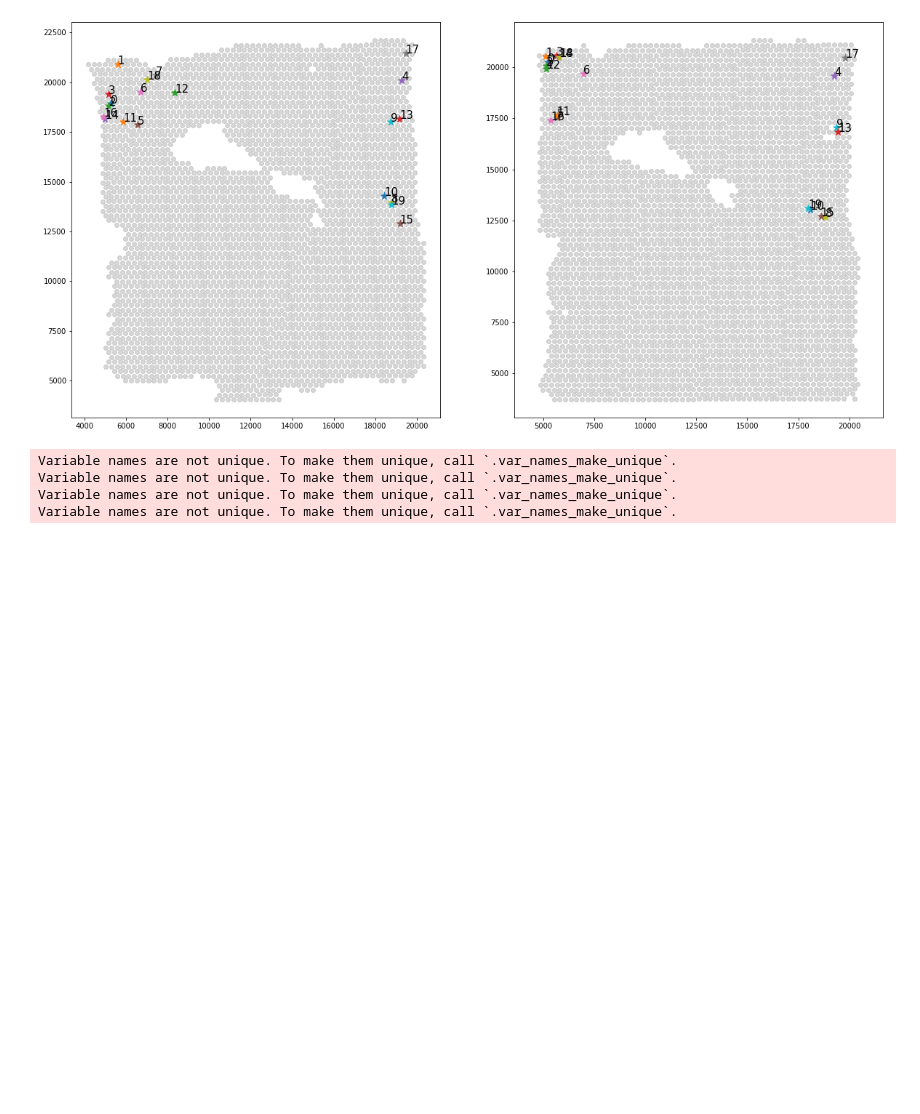
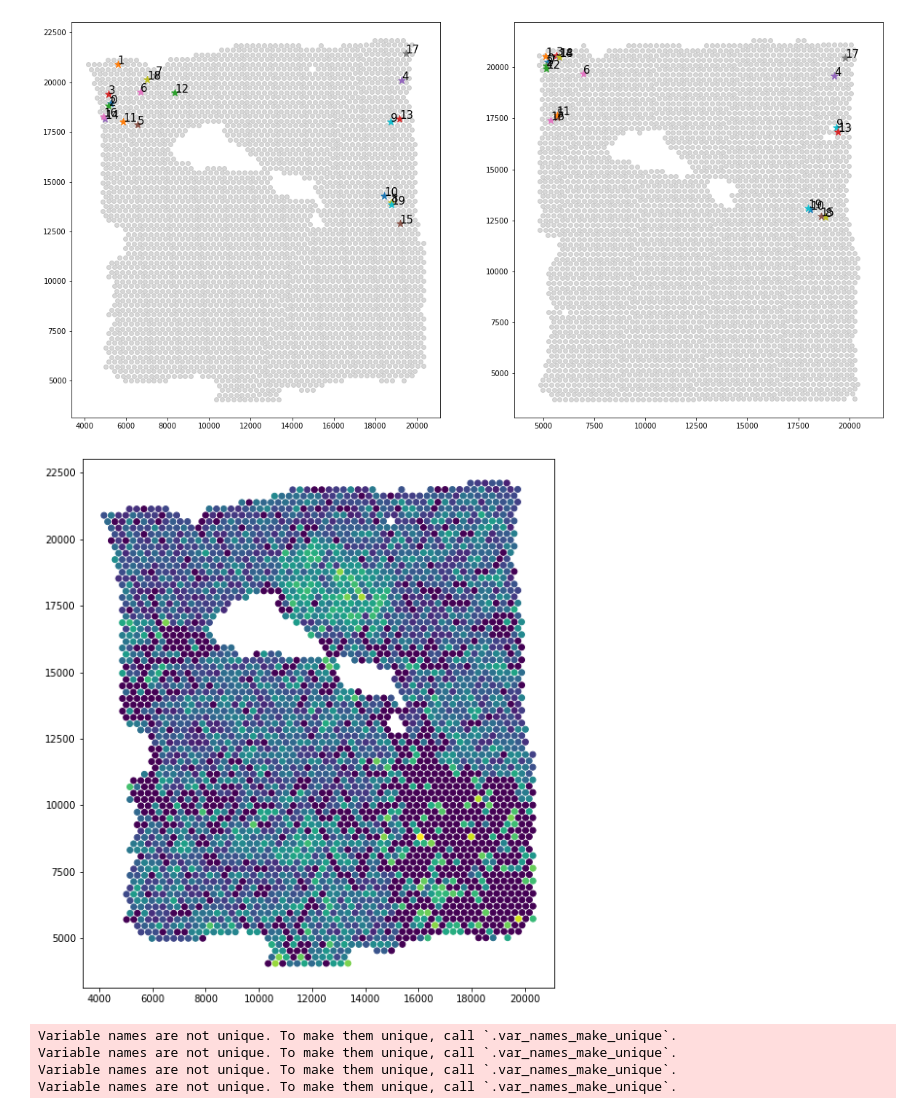
Before and after one commit to almaan/eggplant, a Jupyter notebook: notebooks/landmarks-finder.ipynb, the cells around one changed output. Saved outputs shown, nothing was run; the diff lists cells and outputs as text; code cells hidden in the pictures; blank space fills up the shorter version.

```diff
--- a/notebooks/landmarks-finder.ipynb
+++ b/notebooks/landmarks-finder.ipynb
@@ -389,6 +394,12 @@ plt.show()
 #plt.scatter(landmarks[:,0],landmarks[:,1],s = 10,marker = "+")
 # %% [output]
 [figure]
+# %%
+fig,ax = plt.subplots(1,1,figsize = (10,10))
+ax.scatter(crd_1[:,0],crd_1[:,1], c = adata_1.obs_vector("CD47"))
+ax.set_aspect("equal")
+# %% [output]
+[figure, added]
 # %%
 import os
 import os.path as osp
```
Also changed, not shown: parts of 10 cells of this notebook, 3 other files.
